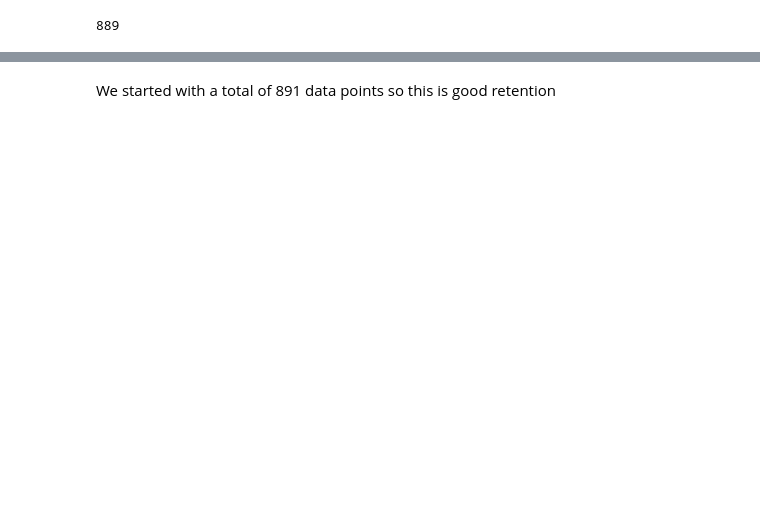
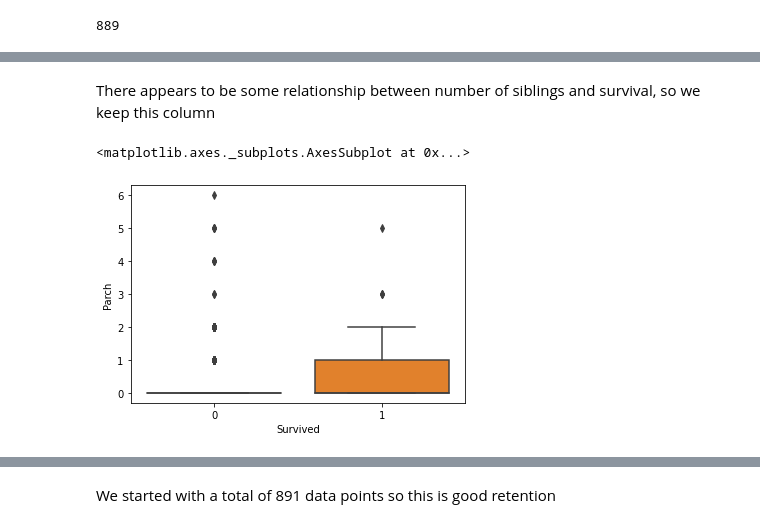
Before and after one commit to janjuatest/Titanic-Dataset, a Jupyter notebook: Titanic_Dataset.ipynb, the cells around one changed output, grey strips where cells are left out. Drawn from its saved outputs; the diff is of its cells as text; code cells hidden in the pictures; blank space fills up the shorter version.

```diff
--- a/Titanic_Dataset.ipynb
+++ b/Titanic_Dataset.ipynb
@@ -300,0 +330,7 @@ len (df)
+# %% [markdown]
+There appears to be some relationship between number of siblings and survival, so we keep this column
+# %%
+sns.boxplot(data=df,y='Parch',x='Survived')
+# %% [output]
+<matplotlib.axes._subplots.AxesSubplot at 0x...>
+[figure, added]
```
Also changed, not shown: parts of 47 cells of this notebook.
